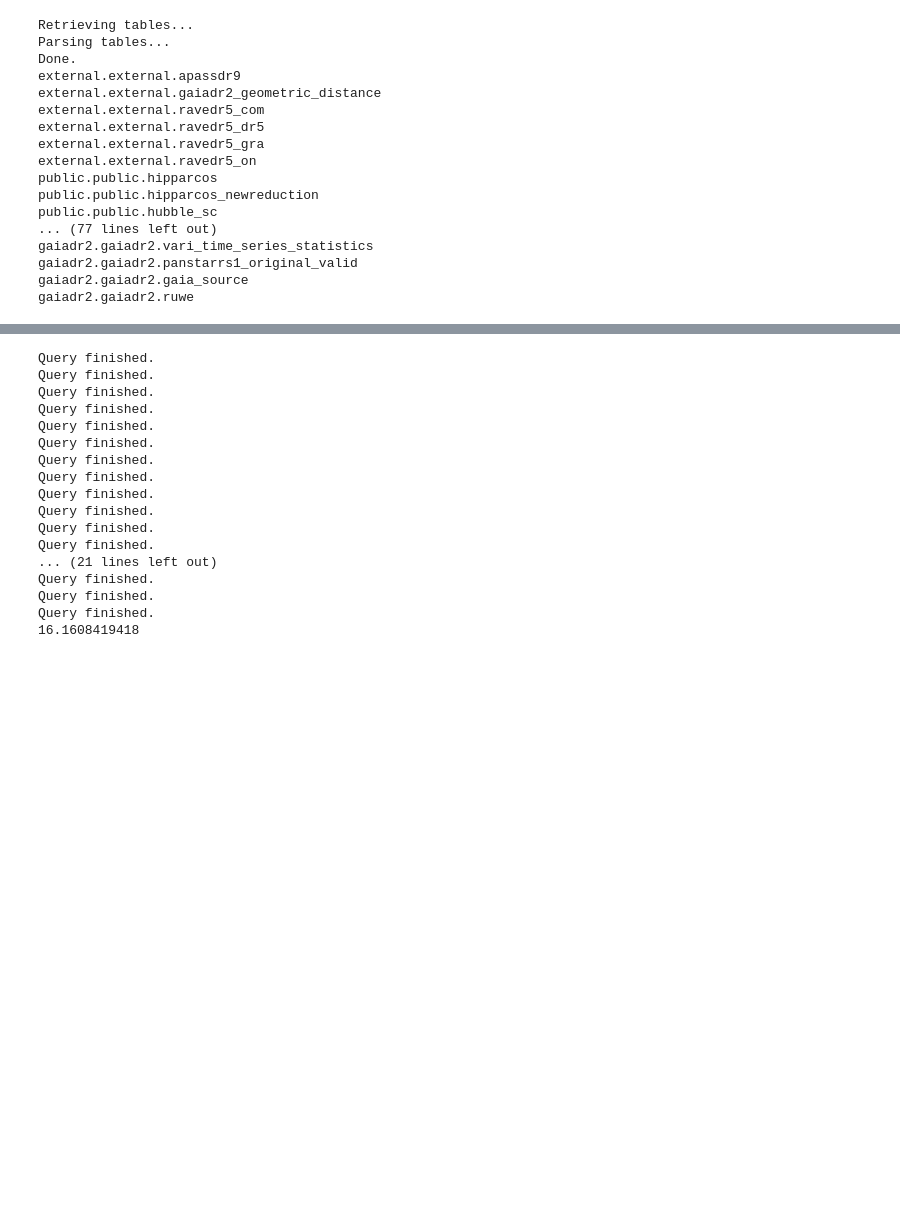
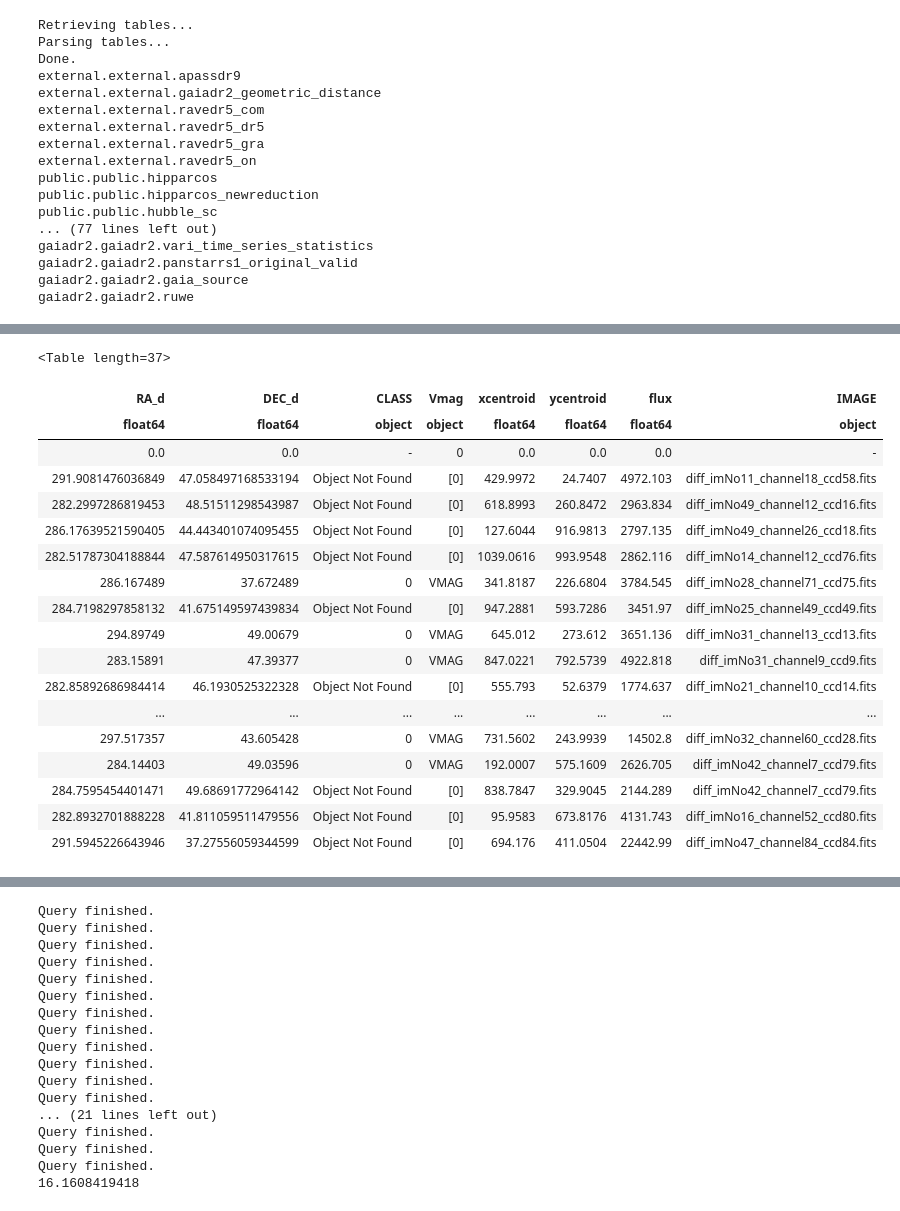
Before and after one commit to mj1e16lsst/keplerPhotometry, a Jupyter notebook: gaiaSearching.ipynb, the cells around one changed output, grey strips where cells are left out. Drawn from its saved outputs; the diff is of its cells as text; code cells hidden in the pictures; blank space fills up the shorter version.

```diff
--- a/gaiaSearching.ipynb
+++ b/gaiaSearching.ipynb
@@ -164,3 +337,25 @@ def queryObjectRegion(outputTable,searchRadius=15*u.arcsecond):
+# %%
+vizierSearch
+# %% [output]
+<Table length=37>
+| RA_d | DEC_d | CLASS | Vmag | xcentroid | ycentroid | flux | IMAGE |
+| float64 | float64 | object | object | float64 | float64 | float64 | object |
+| 0.0 | 0.0 | - | 0 | 0.0 | 0.0 | 0.0 | - |
+| 291.9081476036849 | 47.058497168533194 | Object Not Found | [0] | 429.9972 | 24.7407 | 4972.103 | diff_imNo11_channel18_ccd58.fits |
+| 282.2997286819453 | 48.51511298543987 | Object Not Found | [0] | 618.8993 | 260.8472 | 2963.834 | diff_imNo49_channel12_ccd16.fits |
+| 286.17639521590405 | 44.443401074095455 | Object Not Found | [0] | 127.6044 | 916.9813 | 2797.135 | diff_imNo49_channel26_ccd18.fits |
+| 282.51787304188844 | 47.587614950317615 | Object Not Found | [0] | 1039.0616 | 993.9548 | 2862.116 | diff_imNo14_channel12_ccd76.fits |
+| 286.167489 | 37.672489 | 0 | VMAG | 341.8187 | 226.6804 | 3784.545 | diff_imNo28_channel71_ccd75.fits |
+| 284.7198297858132 | 41.675149597439834 | Object Not Found | [0] | 947.2881 | 593.7286 | 3451.97 | diff_imNo25_channel49_ccd49.fits |
+| 294.89749 | 49.00679 | 0 | VMAG | 645.012 | 273.612 | 3651.136 | diff_imNo31_channel13_ccd13.fits |
+| 283.15891 | 47.39377 | 0 | VMAG | 847.0221 | 792.5739 | 4922.818 | diff_imNo31_channel9_ccd9.fits |
+| 282.85892686984414 | 46.1930525322328 | Object Not Found | [0] | 555.793 | 52.6379 | 1774.637 | diff_imNo21_channel10_ccd14.fits |
+| ... | ... | ... | ... | ... | ... | ... | ... |
+| 297.517357 | 43.605428 | 0 | VMAG | 731.5602 | 243.9939 | 14502.8 | diff_imNo32_channel60_ccd28.fits |
+| 284.14403 | 49.03596 | 0 | VMAG | 192.0007 | 575.1609 | 2626.705 | diff_imNo42_channel7_ccd79.fits |
+| 284.7595454401471 | 49.68691772964142 | Object Not Found | [0] | 838.7847 | 329.9045 | 2144.289 | diff_imNo42_channel7_ccd79.fits |
+| 282.8932701888228 | 41.811059511479556 | Object Not Found | [0] | 95.9583 | 673.8176 | 4131.743 | diff_imNo16_channel52_ccd80.fits |
+| 291.5945226643946 | 37.27556059344599 | Object Not Found | [0] | 694.176 | 411.0504 | 22442.99 | diff_imNo47_channel84_ccd84.fits |
 # %%
 tabTot =  ascii.read('/home/mj1e16/outTablesImproved/sexdiffOutTest.csv')
 # %%
```
Also changed, not shown: parts of 18 cells of this notebook.
